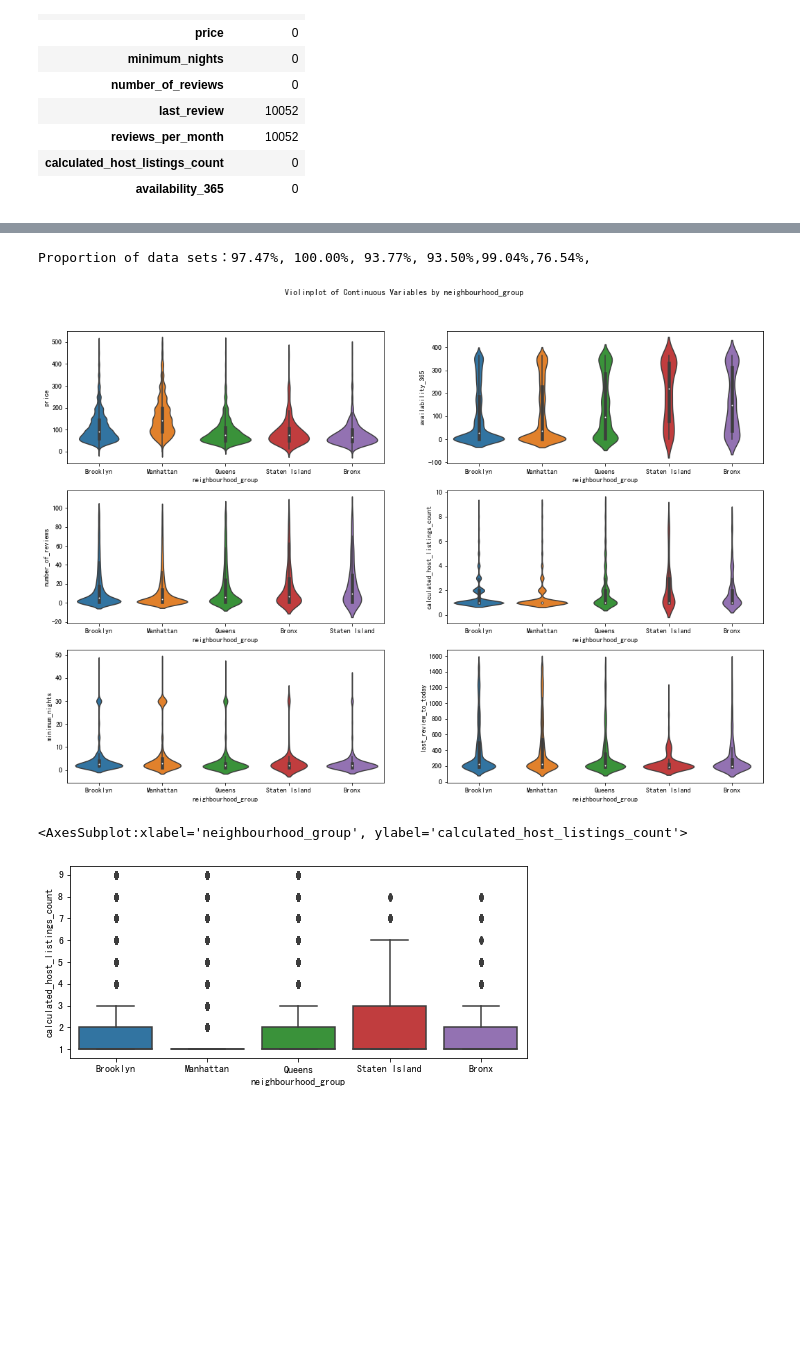
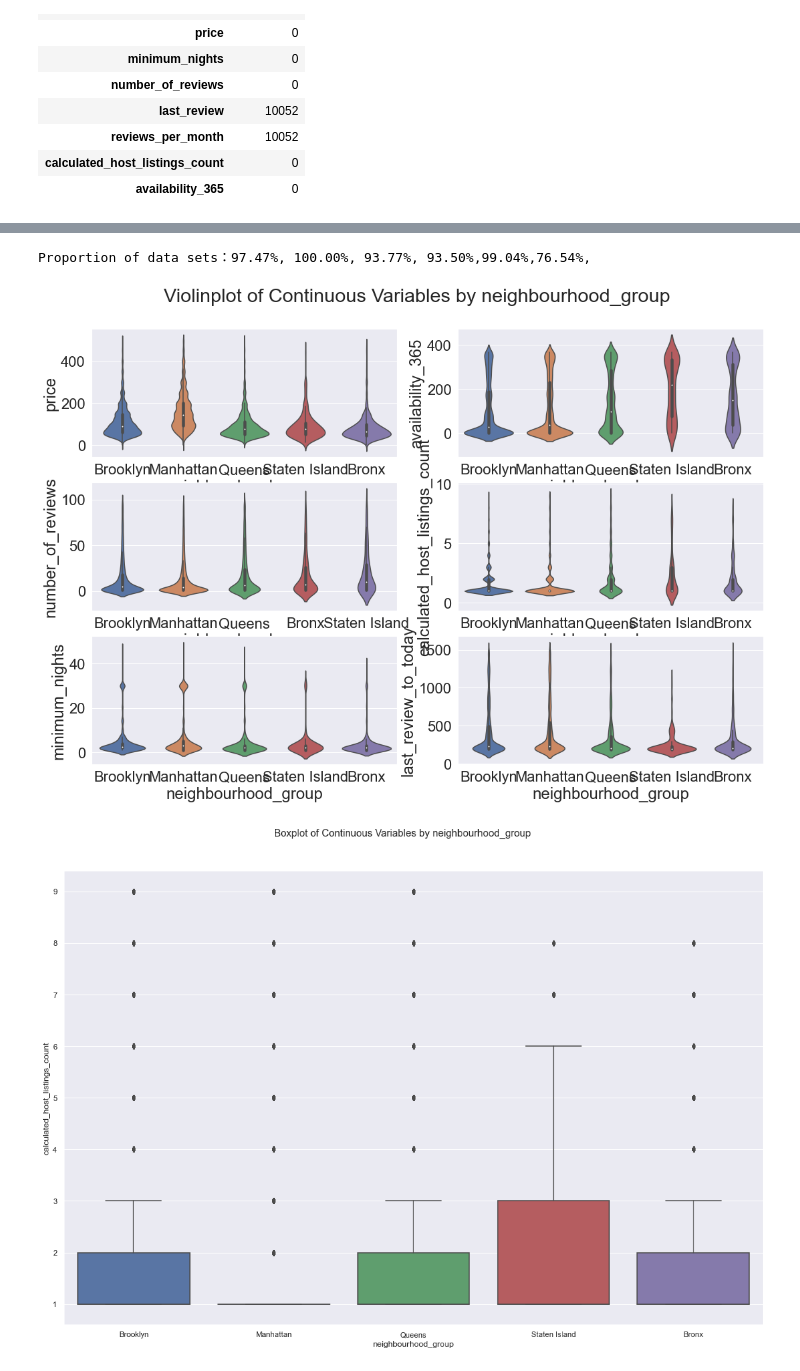
Before and after one commit to oooooohao/data1030project, a Jupyter notebook: src/Untitled.ipynb, the cells around one changed output, grey strips where cells are left out. Cells and saved outputs as stored; diff of their text form; code cells hidden in the pictures; blank space fills up the shorter version.

```diff
--- a/src/Untitled.ipynb
+++ b/src/Untitled.ipynb
@@ -93,10 +93,11 @@ df['reviews_per_month'].fillna(0, inplace = True)
 df['last_review_to_today'] = df['last_review'].apply(lambda x:to_today(x))
 df.drop(['id','host_id','host_name','last_review'], axis=1, inplace=True)
 # %%
+sns.set(font_scale = 1)
 df['calculated_host_listings_count'].plot.hist(bins = df['calculated_host_listings_count'].nunique(),log=True)
 plt.xlabel('calculated_host_listings_count')
 plt.ylabel('count')
 plt.title('Target variable distribution')
-plt.savefig('1.jpg',bbox_inches='tight',dpi=500)
+plt.savefig('Target variable distribution.jpg',bbox_inches='tight',dpi=500)
 plt.show()
 # %% [output]
@@ -156,27 +157,27 @@ ax_5_per = 100*len(df[df.minimum_nights < 50])/len(df)
 ax_6_per = 100*len(df[df.last_review_to_today<1500])/len(df)
 
 print('Proportion of data sets：%.2f%%, %.2f%%, %.2f%%, %.2f%%,%.2f%%,%.2f%%,' %(ax_1_per, ax_2_per, ax_3_per, ax_4_per, ax_5_per, ax_6_per))
-sns.violinplot(x = 'neighbourhood_group', y = 'price',data = df[df.price<500], ax = ax1)
+sns.set(font_scale = 2)
+sns.violinplot(x = 'neighbourhood_group', y = 'price',data = df[df.price<500],ax=ax1)
 sns.violinplot(x = 'neighbourhood_group', y = 'availability_365',data = df, ax = ax2)
 sns.violinplot(x = 'neighbourhood_group', y = 'number_of_reviews',data = df[df.number_of_reviews<100], ax= ax3)
 sns.violinplot(x = 'neighbourhood_group', y = 'calculated_host_listings_count',data = df[df.calculated_host_listings_count<10], ax= ax4)
 sns.violinplot(x = 'neighbourhood_group', y = 'minimum_nights',data = df[df.minimum_nights < 50], ax= ax5)
 sns.violinplot(x = 'neighbourhood_group', y = 'last_review_to_today',data = df[df.last_review_to_today<1500], ax= ax6)
 fig.suptitle('Violinplot of Continuous Variables by neighbourhood_group',x=0.5,y=0.95)
-fig.savefig("6.jpg",dpi=1000)
+fig.savefig("Violinplot of Continuous Variables by neighbourhood_group.jpg",dpi=500)
 # %% [output]
 Proportion of data sets：97.47%, 100.00%, 93.77%, 93.50%,99.04%,76.54%,
-[figure, old version]
+[figure, new version]
 # %%
 fig=plt.figure(4,figsize=(18,12))
-ax4=fig.add_subplot(3,2,1)
+sns.set(font_scale = 1)
 ax_4_per = 100*len(df[df.calculated_host_listings_count<10])/len(df)
-sns.boxplot(x = 'neighbourhood_group', y = 'calculated_host_listings_count',data = df[df.calculated_host_listings_count<10], ax= ax4)
+sns.boxplot(x = 'neighbourhood_group', y = 'calculated_host_listings_count',data = df[df.calculated_host_listings_count<10])
 fig.suptitle('Boxplot of Continuous Variables by neighbourhood_group',x=0.5,y=0.95)
-fig.savefig("6.5.jpg",dpi=500)
+fig.savefig("Boxplot of Continuous Variables by neighbourhood_group.jpg",dpi=500)
 # %% [output]
-<AxesSubplot:xlabel='neighbourhood_group', ylabel='calculated_host_listings_count'>
-[figure, old version]
+[figure, new version]
 # %%
 fig=plt.figure(4,figsize=(18,12))
 ax1=fig.add_subplot(3,2,1)
```
Also changed, not shown: parts of 31 cells of this notebook.
